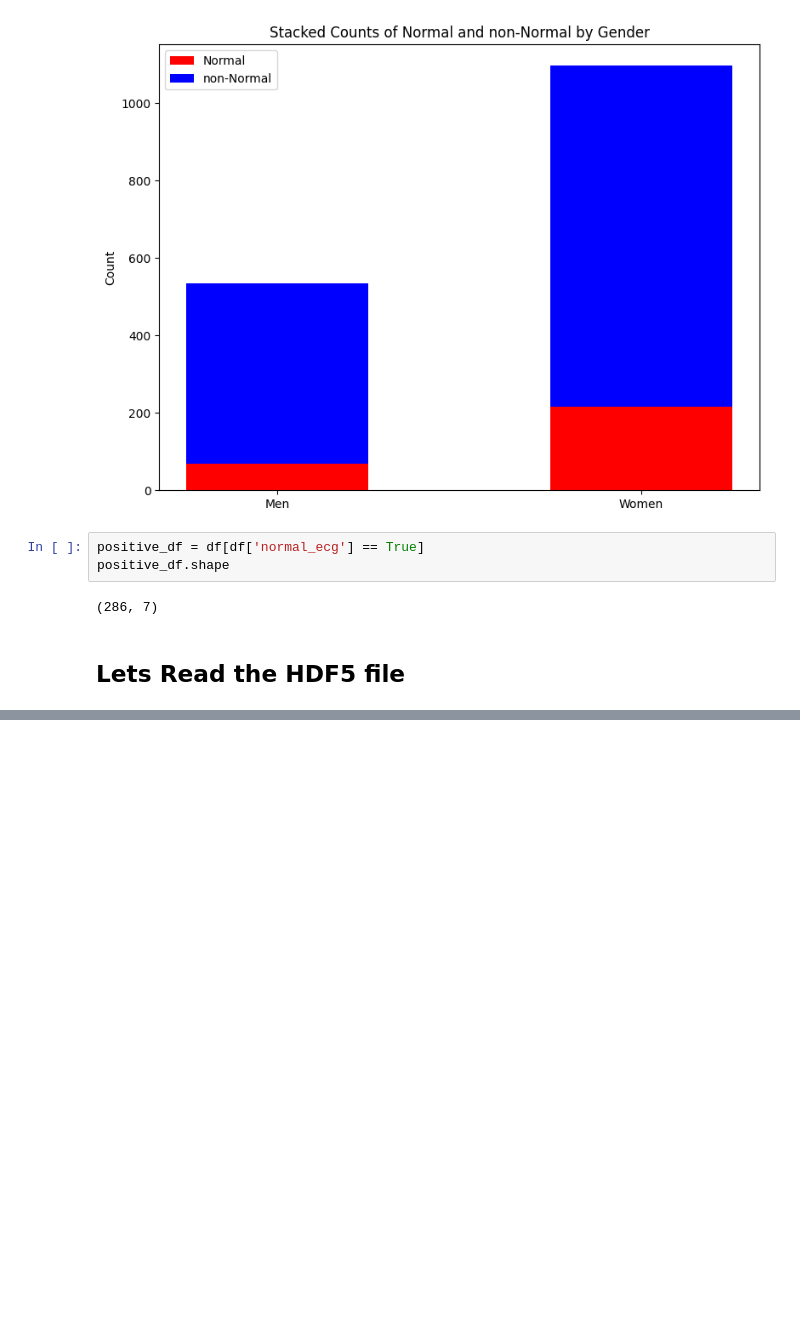
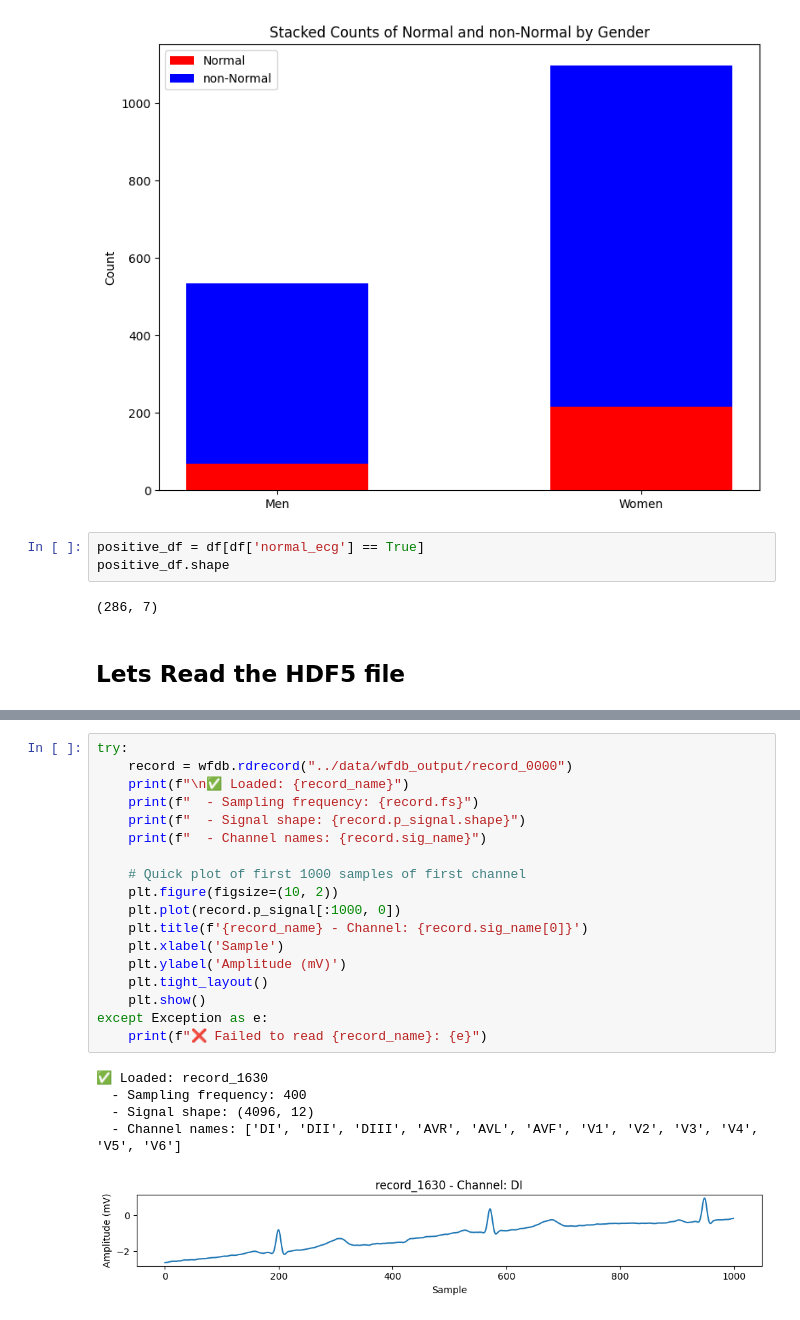
Before and after one commit to alonelycharmander/mids-207-project-chagas, a Jupyter notebook: notebooks/data_explore.ipynb, the cells around one changed output, grey strips where cells are left out. Cells and saved outputs as stored; diff of their text form; blank space fills up the shorter version.

```diff
--- a/notebooks/data_explore.ipynb
+++ b/notebooks/data_explore.ipynb
@@ -125,0 +155,24 @@ ValueError: numpy.dtype size changed, may indicate binary incompatibility. Expec
+# %%
+try:
+    record = wfdb.rdrecord("../data/wfdb_output/record_0000")
+    print(f"\n✅ Loaded: {record_name}")
+    print(f"  - Sampling frequency: {record.fs}")
+    print(f"  - Signal shape: {record.p_signal.shape}")
+    print(f"  - Channel names: {record.sig_name}")
+
+    # Quick plot of first 1000 samples of first channel
+    plt.figure(figsize=(10, 2))
+    plt.plot(record.p_signal[:1000, 0])
+    plt.title(f'{record_name} - Channel: {record.sig_name[0]}')
+    plt.xlabel('Sample')
+    plt.ylabel('Amplitude (mV)')
+    plt.tight_layout()
+    plt.show()
+except Exception as e:
+    print(f"❌ Failed to read {record_name}: {e}")
+# %% [output]
+✅ Loaded: record_1630
+  - Sampling frequency: 400
+  - Signal shape: (4096, 12)
+  - Channel names: ['DI', 'DII', 'DIII', 'AVR', 'AVL', 'AVF', 'V1', 'V2', 'V3', 'V4', 'V5', 'V6']
+[figure, added]
```
Also changed, not shown: parts of 2 cells of this notebook, 1 other file.
